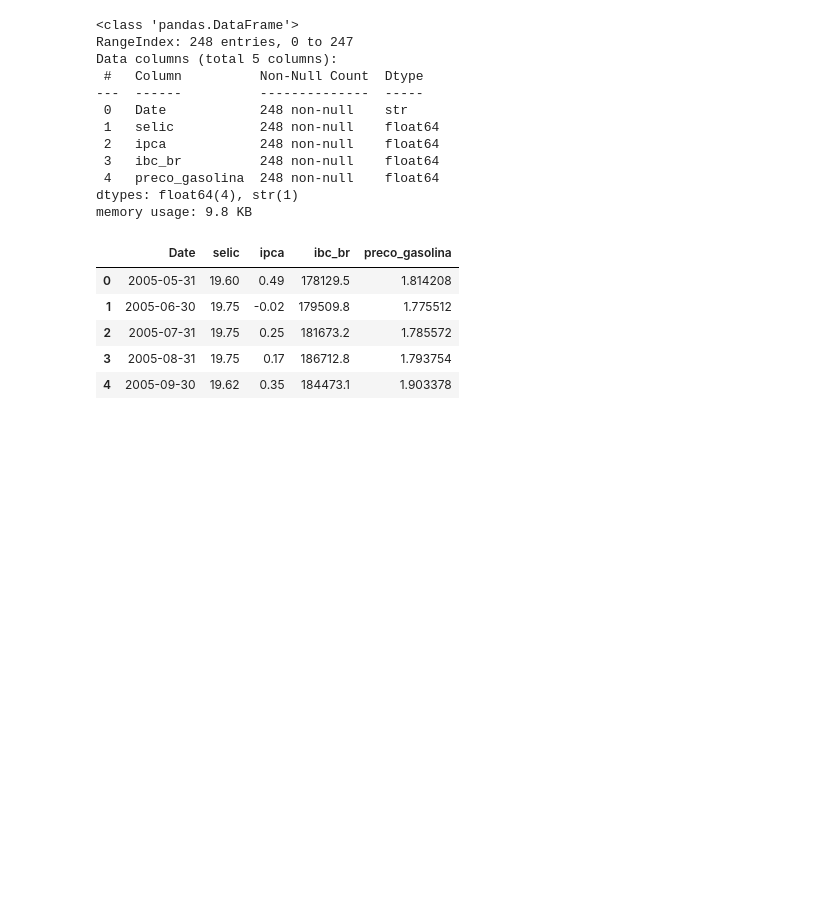
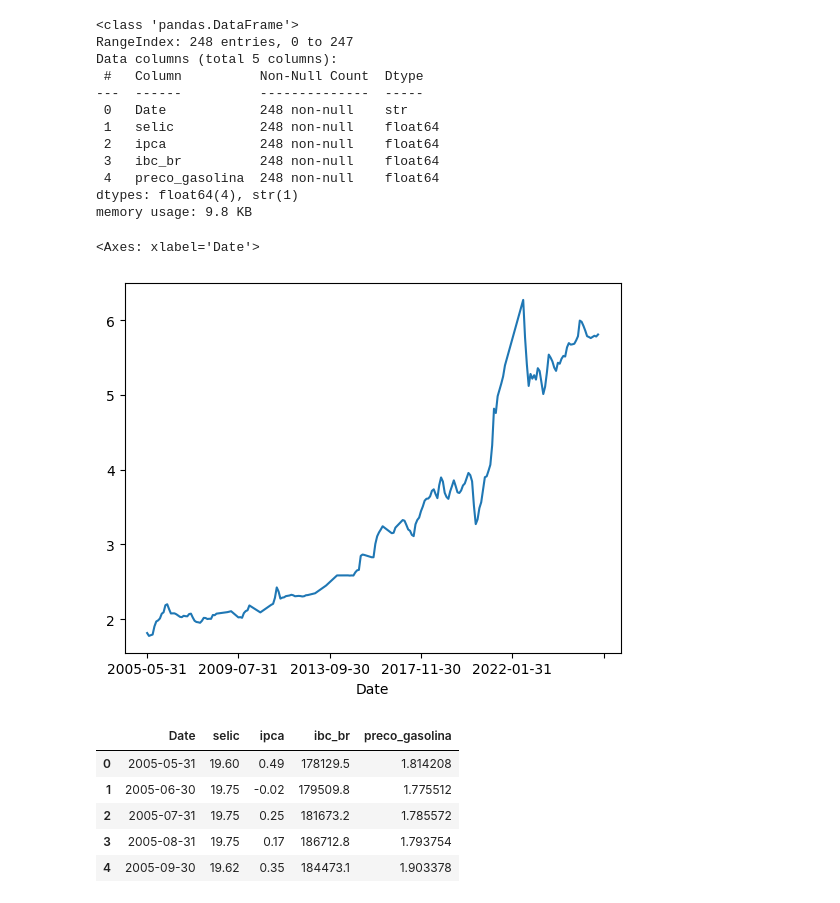
Before and after one commit to iagonmic/VECM-Gasoline-Prices, a Jupyter notebook: cointegration.ipynb, the cells around one changed output. Cells and saved outputs as stored; diff of their text form; code cells hidden in the pictures; blank space fills up the shorter version.

```diff
--- a/cointegration.ipynb
+++ b/cointegration.ipynb
@@ -16,6 +16,11 @@ Data columns (total 5 columns):
  4   preco_gasolina  248 non-null    float64
 dtypes: float64(4), str(1)
 memory usage: 9.8 KB
+# %%
+df.set_index('Date')['preco_gasolina'].plot()
+# %% [output]
+<Axes: xlabel='Date'>
+[figure, added]
 # %%
 df.head(5)
 # %% [output]
```
Also changed, not shown: parts of 2 cells of this notebook, 5 other files.
